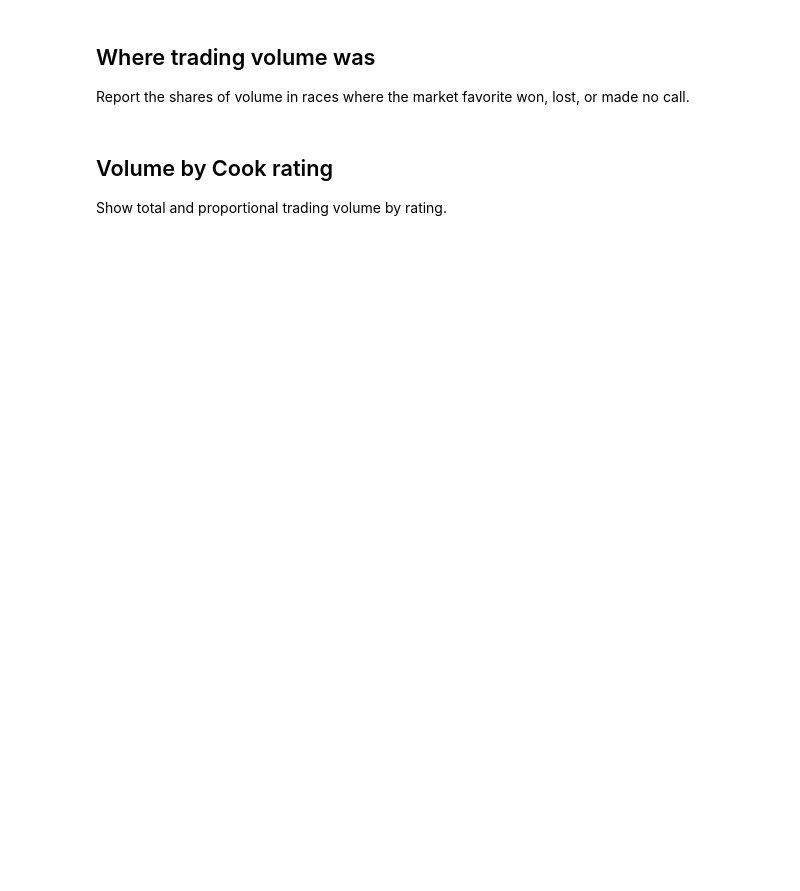
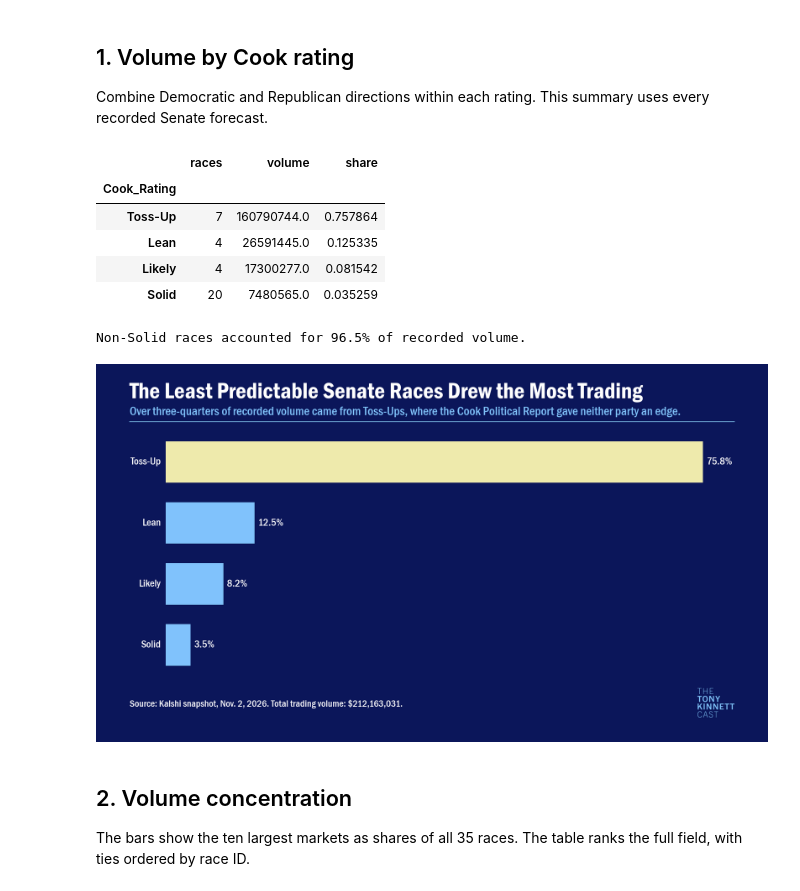
Before and after one commit to Daniel-Elmore/election-2026-markets-vs-forecasts, a Jupyter notebook: notebooks/03_kalshi_trading_volume.ipynb, the cells around one changed output. Cells and saved outputs as stored; diff of their text form; code cells hidden in the pictures; blank space fills up the shorter version.

Commit message:
Publish Kalshi trading volume analysis and polish README

```diff
--- a/notebooks/03_kalshi_trading_volume.ipynb
+++ b/notebooks/03_kalshi_trading_volume.ipynb
@@ -7,8 +103,27 @@ See the [analysis plan](../docs/analysis-plan.md) and [data guide](../data/READM
 # %% [markdown]
-## Where trading volume was
+## 1. Volume by Cook rating
 
-Report the shares of volume in races where the market favorite won, lost, or made no call.
+Combine Democratic and Republican directions within each rating. This summary uses every recorded Senate forecast.
+# %%
+cook_order = ["Toss-Up", "Lean", "Likely", "Solid"]
+ratings = senate.Cook_Rating.str.split().str[0]
+cook = volume_groups(ratings, cook_order)
+non_solid = cook.loc[cook_order[:3], "share"].sum()
+display(cook)
+print(f"Non-Solid races accounted for {non_solid:.1%} of recorded volume.")
+volume_bars("01-cook-ratings", "The Least Predictable Senate Races Drew the Most Trading",
+            "Over three-quarters of recorded volume came from Toss-Ups, where the Cook Political Report gave neither party an edge.",
+            cook, cook.share.idxmax())
+# %% [output]
+|  | races | volume | share |
+| Cook_Rating |  |  |  |
+| Toss-Up | 7 | 160790744.0 | 0.757864 |
+| Lean | 4 | 26591445.0 | 0.125335 |
+| Likely | 4 | 17300277.0 | 0.081542 |
+| Solid | 20 | 7480565.0 | 0.035259 |
+Non-Solid races accounted for 96.5% of recorded volume.
+[figure, added]
 # %% [markdown]
-## Volume by Cook rating
+## 2. Volume concentration
 
-Show total and proportional trading volume by rating.
+The bars show the ten largest markets as shares of all 35 races. The table ranks the full field, with ties ordered by race ID.
```
Also changed, not shown: parts of 12 cells of this notebook, 23 other files.
